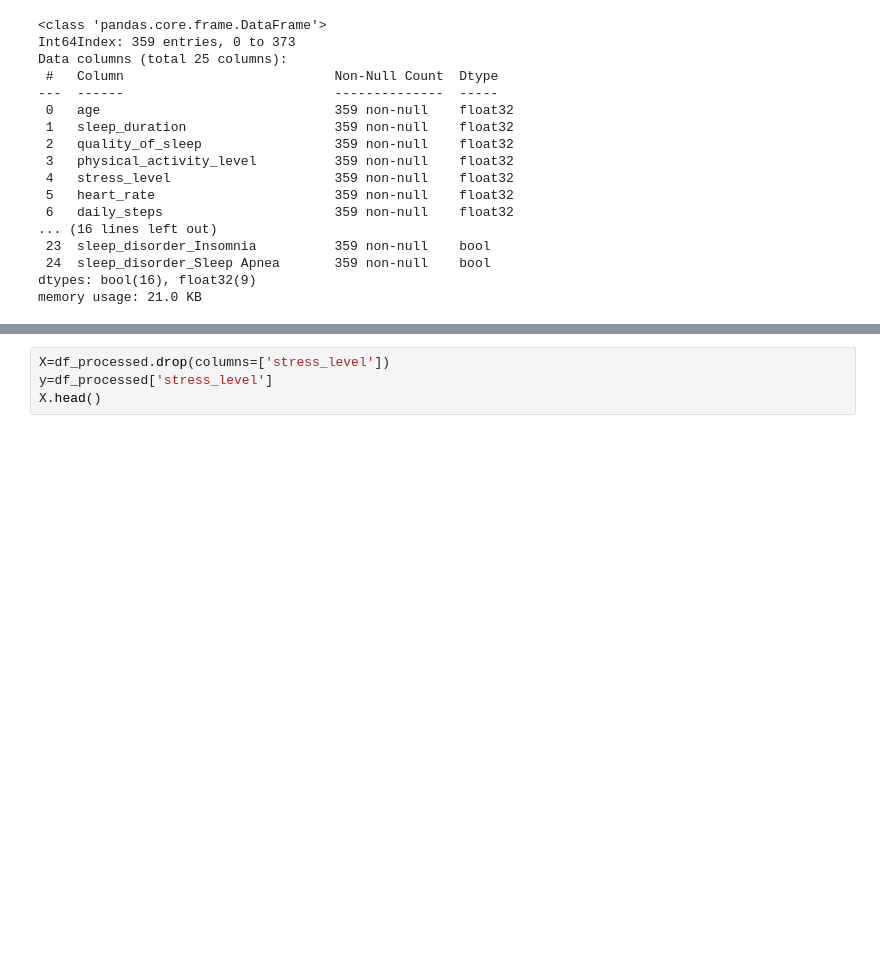
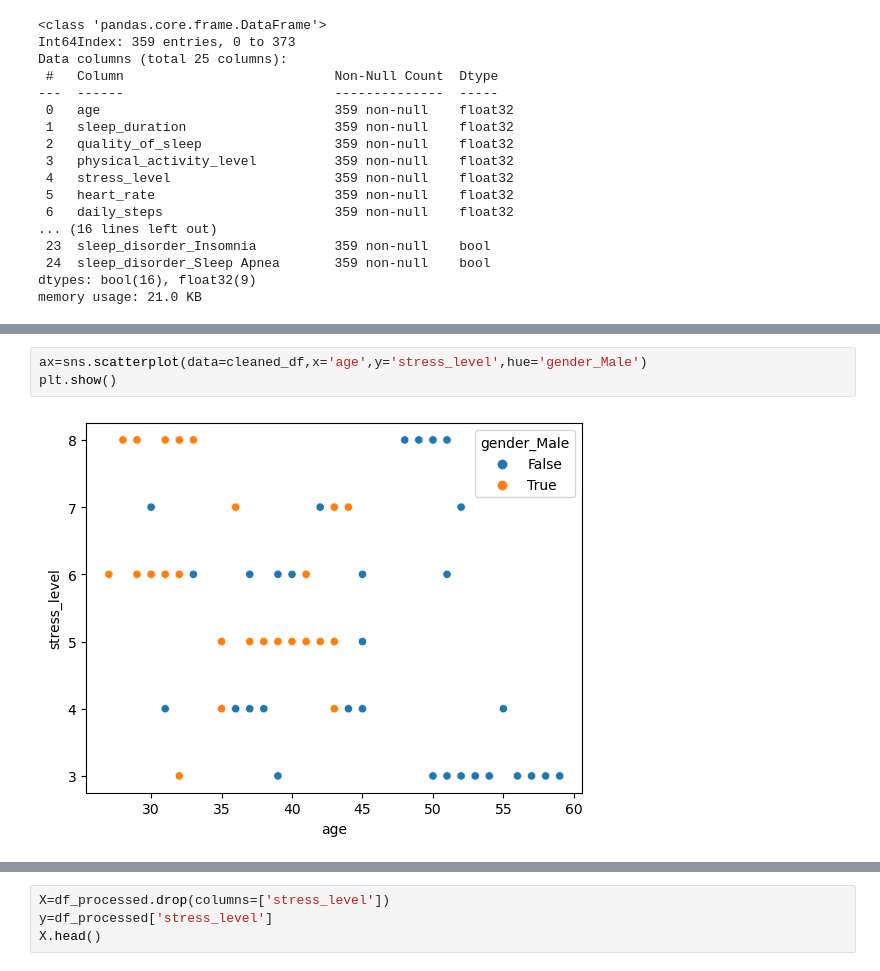
Before and after one commit to Vidaath/UOM-sessions, a Jupyter notebook: session-3/stress_levels.ipynb, the cells around one changed output, grey strips where cells are left out. Cells and saved outputs as stored; diff of their text form; blank space fills up the shorter version.

```diff
--- a/session-3/stress_levels.ipynb
+++ b/session-3/stress_levels.ipynb
@@ -249,0 +273,5 @@ memory usage: 7.1 KB
+# %%
+ax=sns.scatterplot(data=cleaned_df,x='age',y='stress_level',hue='gender_Male')
+plt.show()
+# %% [output]
+[figure, added]
```
Also changed, not shown: parts of 6 cells of this notebook.
